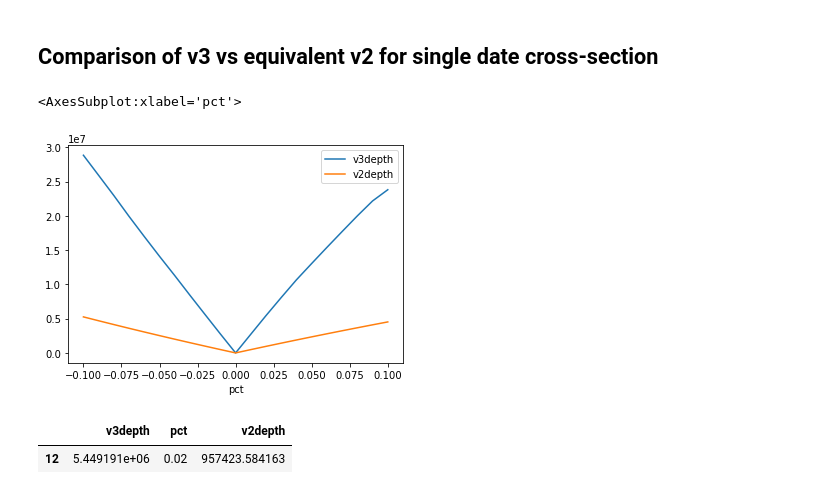
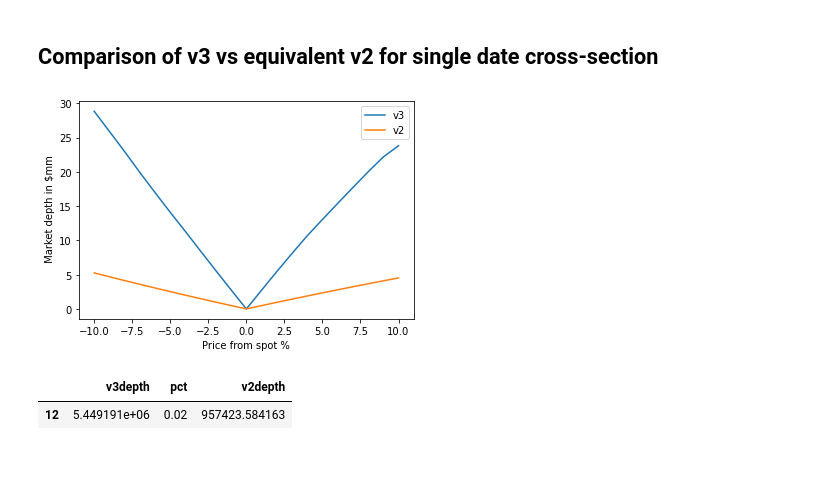
Before and after one commit to Uniswap/v3-market-depth-study, a Jupyter notebook: Compare-V2-V3.ipynb, the cells around one changed output. Cells and saved outputs as stored; diff of their text form; code cells hidden in the pictures; blank space fills up the shorter version.

```diff
--- a/Compare-V2-V3.ipynb
+++ b/Compare-V2-V3.ipynb
@@ -80,11 +80,15 @@ p=liqtmp.p.iloc[0]/(10**(decimals1-decimals0))
 
 depthv2=calcV2DepthfromTDL(total_deposit_locked=tdl,p=p,delta=delta)
 # %%
-comp=pd.merge(depthv3XC,depthv2,on='pct')
-comp.set_index('pct').plot()
+comp=pd.merge(depthv3XC,depthv2,on='pct').set_index('pct').rename(columns={'v3depth':'v3','v2depth':'v2'})/1e6
+comp.index=comp.index*100
+ax=comp.plot()
+ax.set_ylabel(" Market depth in $mm")
+ax.set_xlabel("Price from spot %")
+
+plt.savefig('output/v2v3comp_cross-section.pdf')
 # %% [output]
-<AxesSubplot:xlabel='pct'>
-[figure, old version]
+[figure, new version]
 # %%
 comp.loc[comp.pct==.02]
 # %% [output]
```
Also changed, not shown: parts of 4 cells of this notebook.
